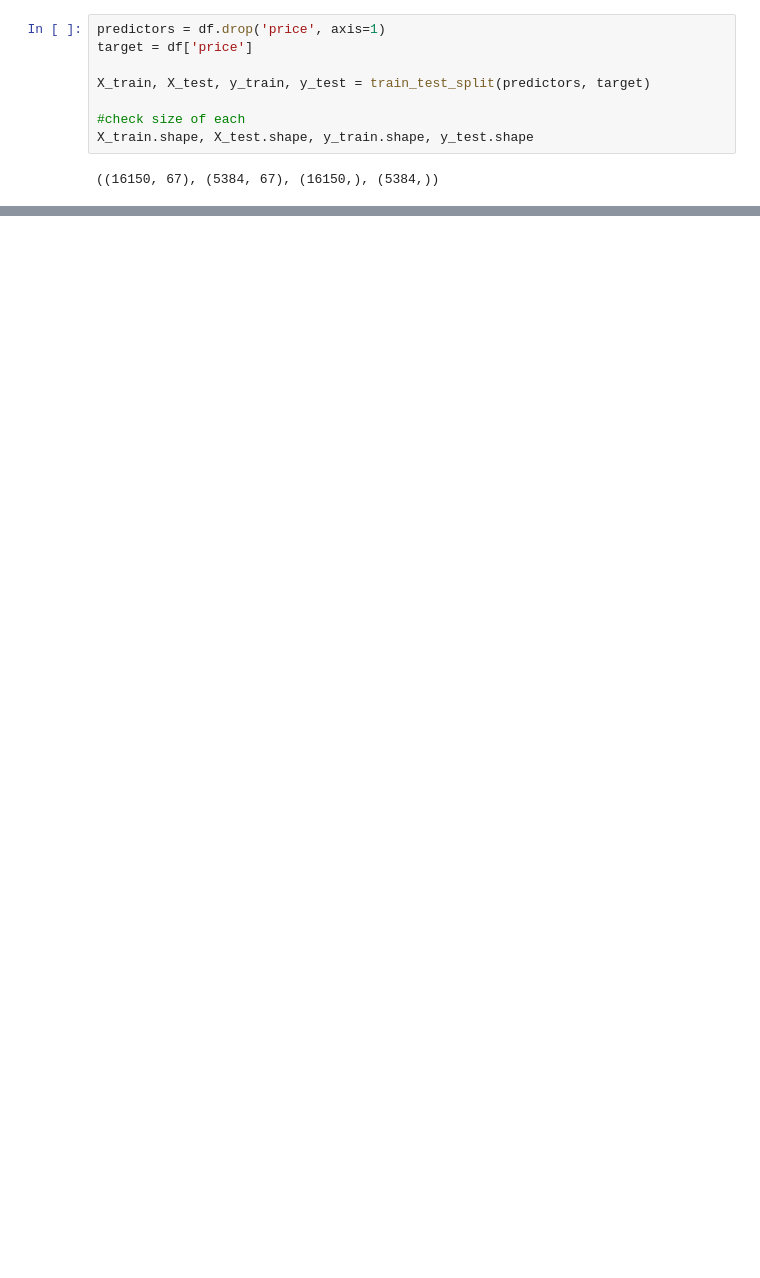
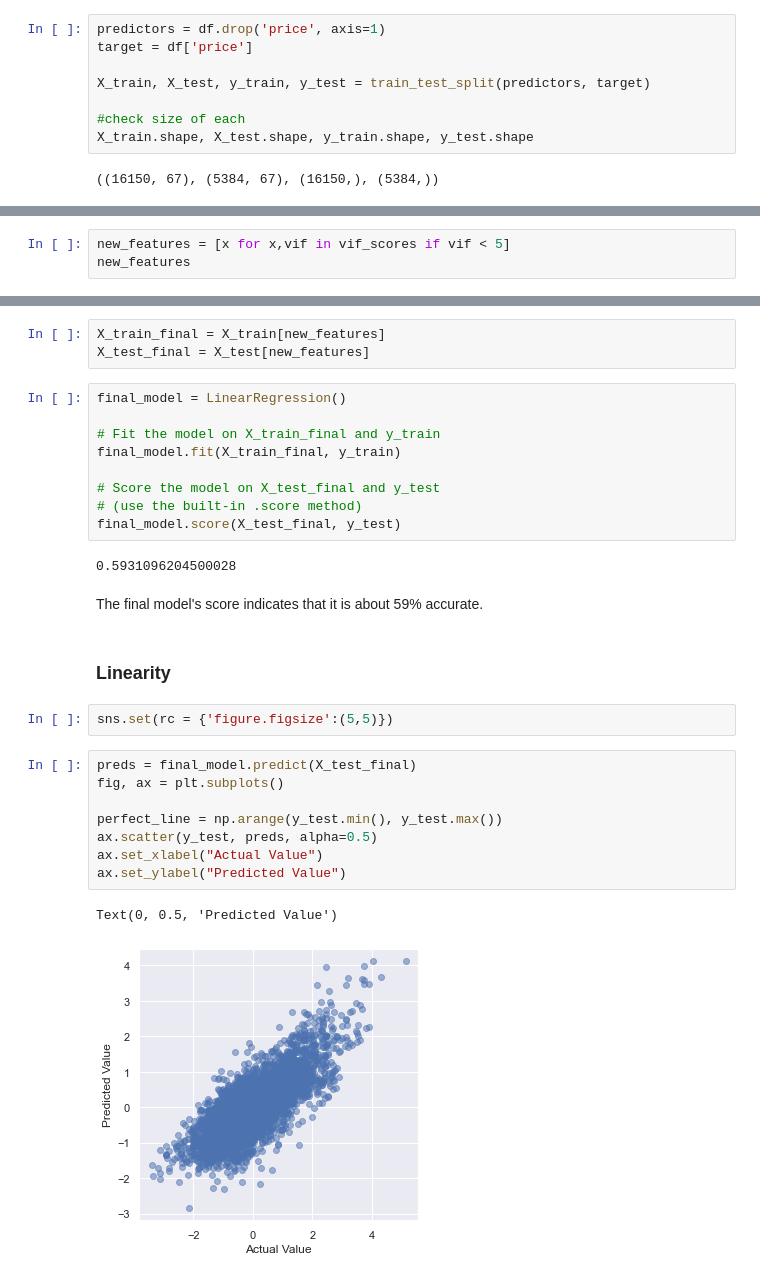
Before and after one commit to shadel96/King_County_Regression_Analysis, a Jupyter notebook: kc_data_modeling.ipynb, the cells around one changed output, grey strips where cells are left out. Cells and saved outputs as stored; diff of their text form; blank space fills up the shorter version.

```diff
--- a/kc_data_modeling.ipynb
+++ b/kc_data_modeling.ipynb
@@ -172,0 +280,3 @@ waterfront_YES: True
+# %%
+new_features = [x for x,vif in vif_scores if vif < 5]
+new_features
@@ -172,0 +345,31 @@ waterfront_YES: True
+# %%
+X_train_final = X_train[new_features]
+X_test_final = X_test[new_features]
+# %%
+final_model = LinearRegression()
+
+# Fit the model on X_train_final and y_train
+final_model.fit(X_train_final, y_train)
+
+# Score the model on X_test_final and y_test
+# (use the built-in .score method)
+final_model.score(X_test_final, y_test)
+# %% [output]
+0.5931096204500028
+# %% [markdown]
+The final model's score indicates that it is about 59% accurate.
+# %% [markdown]
+### Linearity
+# %%
+sns.set(rc = {'figure.figsize':(5,5)})
+# %%
+preds = final_model.predict(X_test_final)
+fig, ax = plt.subplots()
+
+perfect_line = np.arange(y_test.min(), y_test.max())
+ax.scatter(y_test, preds, alpha=0.5)
+ax.set_xlabel("Actual Value")
+ax.set_ylabel("Predicted Value")
+# %% [output]
+Text(0, 0.5, 'Predicted Value')
+[figure, added]
```
Also changed, not shown: parts of 32 cells of this notebook, 1 other file.
